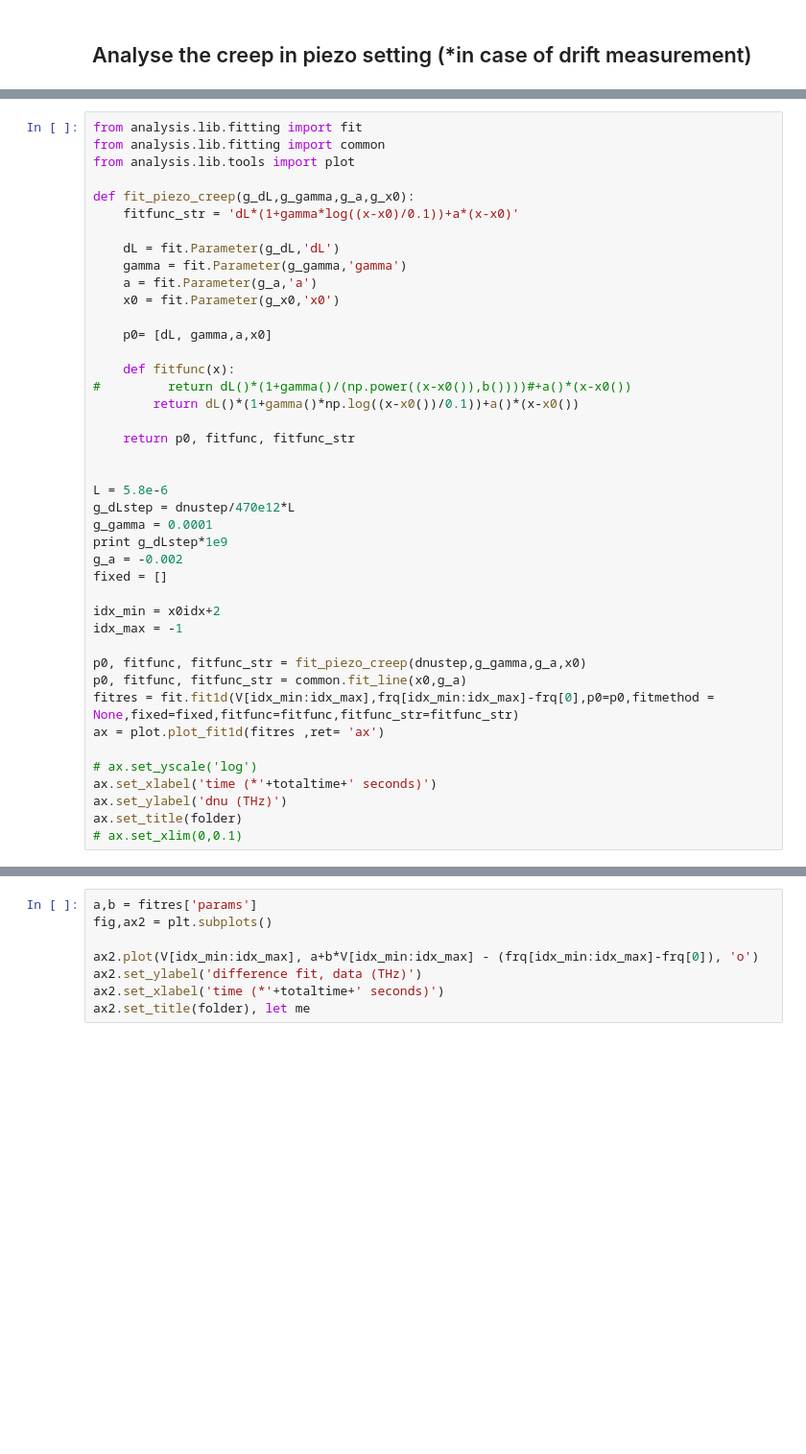
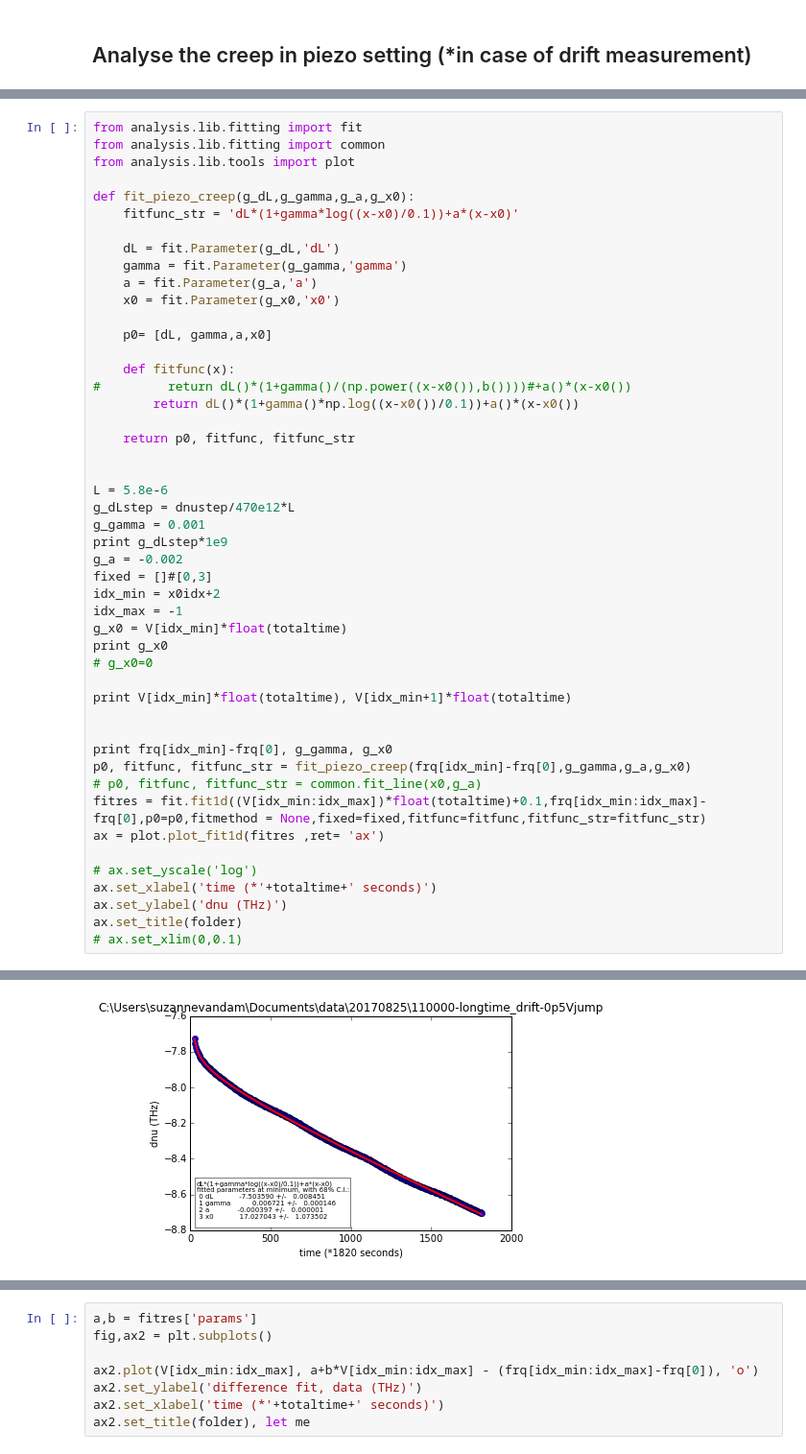
Before and after one commit to zaguros/analysis, a Jupyter notebook: notebooks/cavities/Spectrometer analysis.ipynb, the cells around one changed output, grey strips where cells are left out. Shown at 96% size. Saved outputs shown, nothing was run; the diff lists cells and outputs as text; blank space fills up the shorter version.

```diff
--- a/notebooks/cavities/Spectrometer analysis.ipynb
+++ b/notebooks/cavities/Spectrometer analysis.ipynb
@@ -288,17 +331,23 @@ def fit_piezo_creep(g_dL,g_gamma,g_a,g_x0):
 
 L = 5.8e-6
 g_dLstep = dnustep/470e12*L
-g_gamma = 0.0001
+g_gamma = 0.001
 print g_dLstep*1e9
 g_a = -0.002
-fixed = []
-
+fixed = []#[0,3]
 idx_min = x0idx+2
 idx_max = -1
+g_x0 = V[idx_min]*float(totaltime)
+print g_x0
+# g_x0=0
 
-p0, fitfunc, fitfunc_str = fit_piezo_creep(dnustep,g_gamma,g_a,x0)
-p0, fitfunc, fitfunc_str = common.fit_line(x0,g_a)
-fitres = fit.fit1d(V[idx_min:idx_max],frq[idx_min:idx_max]-frq[0],p0=p0,fitmethod = None,fixed=fixed,fitfunc=fitfunc,fitfunc_str=fitfunc_str)
+print V[idx_min]*float(totaltime), V[idx_min+1]*float(totaltime)
+
+
+print frq[idx_min]-frq[0], g_gamma, g_x0
+p0, fitfunc, fitfunc_str = fit_piezo_creep(frq[idx_min]-frq[0],g_gamma,g_a,g_x0)
+# p0, fitfunc, fitfunc_str = common.fit_line(x0,g_a)
+fitres = fit.fit1d((V[idx_min:idx_max])*float(totaltime)+0.1,frq[idx_min:idx_max]-frq[0],p0=p0,fitmethod = None,fixed=fixed,fitfunc=fitfunc,fitfunc_str=fitfunc_str)
 ax = plot.plot_fit1d(fitres ,ret= 'ax')
 
 # ax.set_yscale('log')
@@ -306,3 +355,4 @@ ax.set_xlabel('time (*'+totaltime+' seconds)')
 ax.set_ylabel('dnu (THz)')
 ax.set_title(folder)
 # ax.set_xlim(0,0.1)
+# %% [output]
@@ -309,2 +364,3 @@ ax.set_title(folder)
+[figure, added]
 # %%
 # fitres['p1']
```
Also changed, not shown: parts of 20 cells of this notebook, 2 other files.
